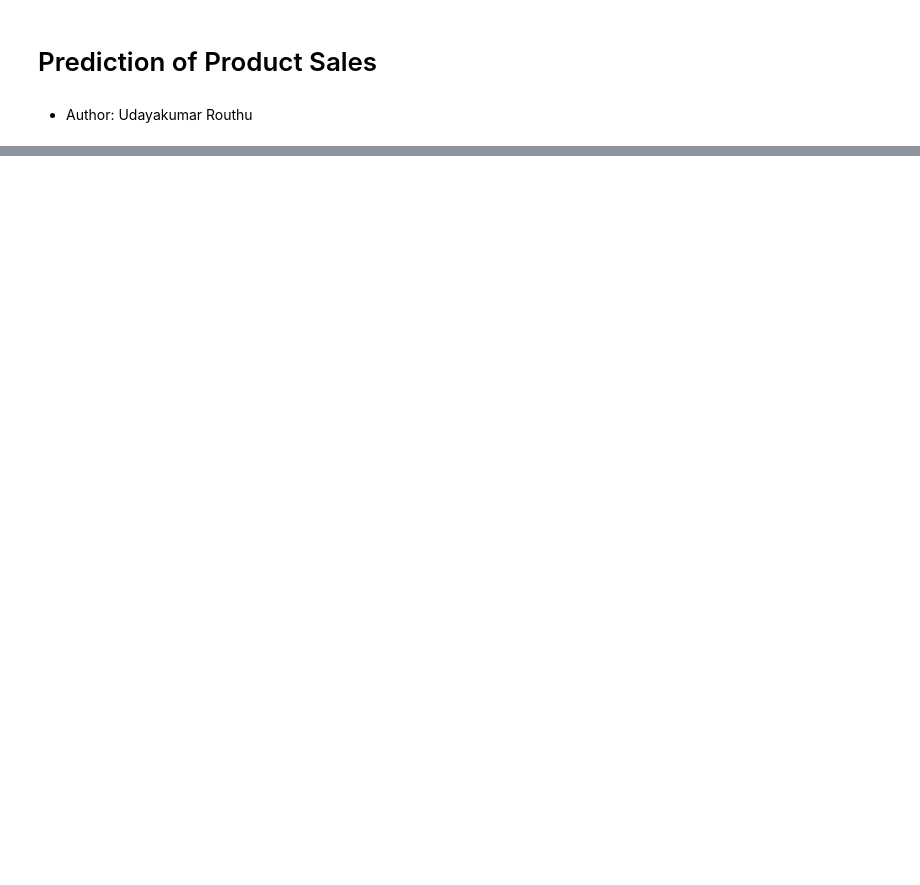
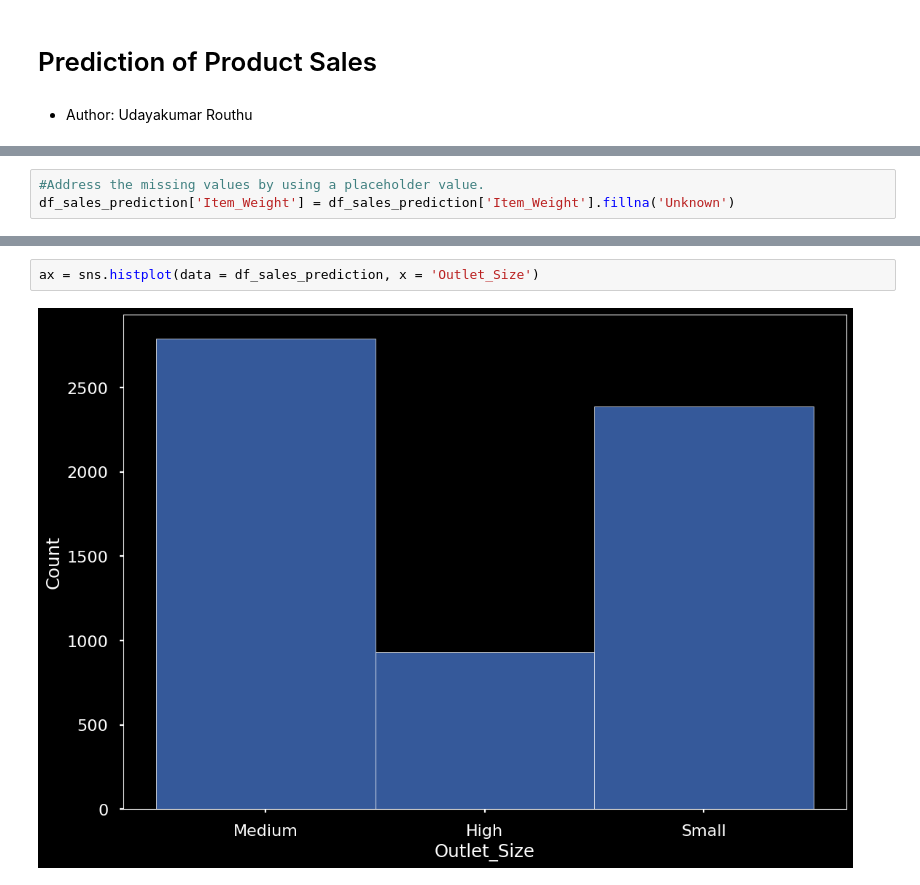
Before and after one commit to uday-routhu/Prediction-of-Product-Sales, a Jupyter notebook: Prediction_of_Product_Sales.ipynb, the cells around one changed output, grey strips where cells are left out. Cells and saved outputs as stored; diff of their text form; blank space fills up the shorter version.

```diff
--- a/Prediction_of_Product_Sales.ipynb
+++ b/Prediction_of_Product_Sales.ipynb
@@ -16,0 +240,3 @@
+# %%
+#Address the missing values by using a placeholder value.
+df_sales_prediction['Item_Weight'] = df_sales_prediction['Item_Weight'].fillna('Unknown')
@@ -16,0 +275,4 @@
+# %%
+ax = sns.histplot(data = df_sales_prediction, x = 'Outlet_Size')
+# %% [output]
+[figure, added]
```
Also changed, not shown: parts of 78 cells of this notebook.
